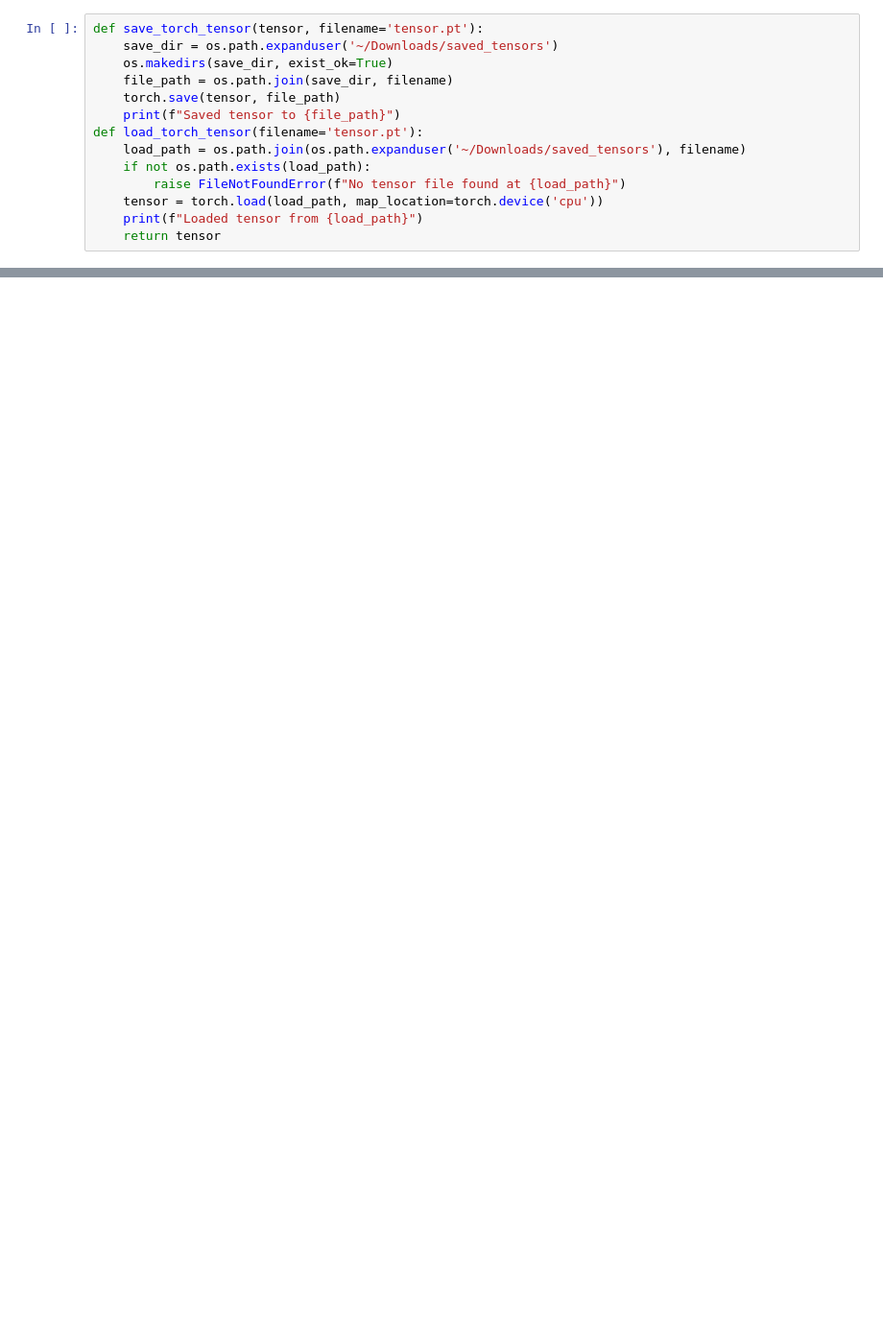
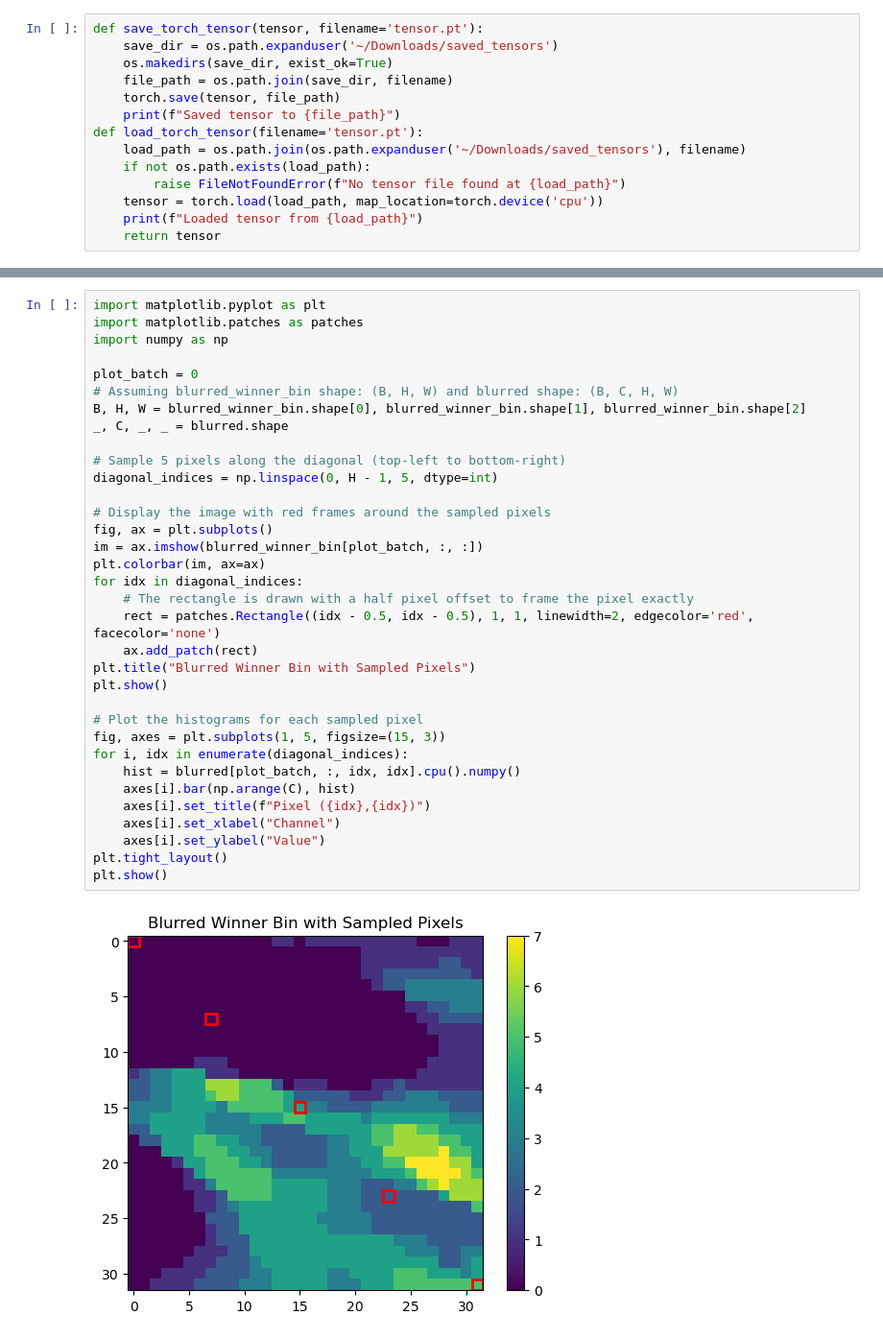
Before and after one commit to Osrip/deep_learn_rain_nowcasting, a Jupyter notebook: notebooks/new_dlbd_implementation.ipynb, the cells around one changed output, grey strips where cells are left out. Shown at 96% size. Drawn from its saved outputs; the diff is of its cells as text; blank space fills up the shorter version.

```diff
--- a/notebooks/new_dlbd_implementation.ipynb
+++ b/notebooks/new_dlbd_implementation.ipynb
@@ -62,0 +244,36 @@ Input tensor shape torch.Size([4, 32, 256, 256])
+# %%
+import matplotlib.pyplot as plt
+import matplotlib.patches as patches
+import numpy as np
+
+plot_batch = 0
+# Assuming blurred_winner_bin shape: (B, H, W) and blurred shape: (B, C, H, W)
+B, H, W = blurred_winner_bin.shape[0], blurred_winner_bin.shape[1], blurred_winner_bin.shape[2]
+_, C, _, _ = blurred.shape
+
+# Sample 5 pixels along the diagonal (top-left to bottom-right)
+diagonal_indices = np.linspace(0, H - 1, 5, dtype=int)
+
+# Display the image with red frames around the sampled pixels
+fig, ax = plt.subplots()
+im = ax.imshow(blurred_winner_bin[plot_batch, :, :])
+plt.colorbar(im, ax=ax)
+for idx in diagonal_indices:
+    # The rectangle is drawn with a half pixel offset to frame the pixel exactly
+    rect = patches.Rectangle((idx - 0.5, idx - 0.5), 1, 1, linewidth=2, edgecolor='red', facecolor='none')
+    ax.add_patch(rect)
+plt.title("Blurred Winner Bin with Sampled Pixels")
+plt.show()
+
+# Plot the histograms for each sampled pixel
+fig, axes = plt.subplots(1, 5, figsize=(15, 3))
+for i, idx in enumerate(diagonal_indices):
+    hist = blurred[plot_batch, :, idx, idx].cpu().numpy()
+    axes[i].bar(np.arange(C), hist)
+    axes[i].set_title(f"Pixel ({idx},{idx})")
+    axes[i].set_xlabel("Channel")
+    axes[i].set_ylabel("Value")
+plt.tight_layout()
+plt.show()
+# %% [output]
+[figure, added]
```
Also changed, not shown: parts of 15 cells of this notebook, 3 other files.
